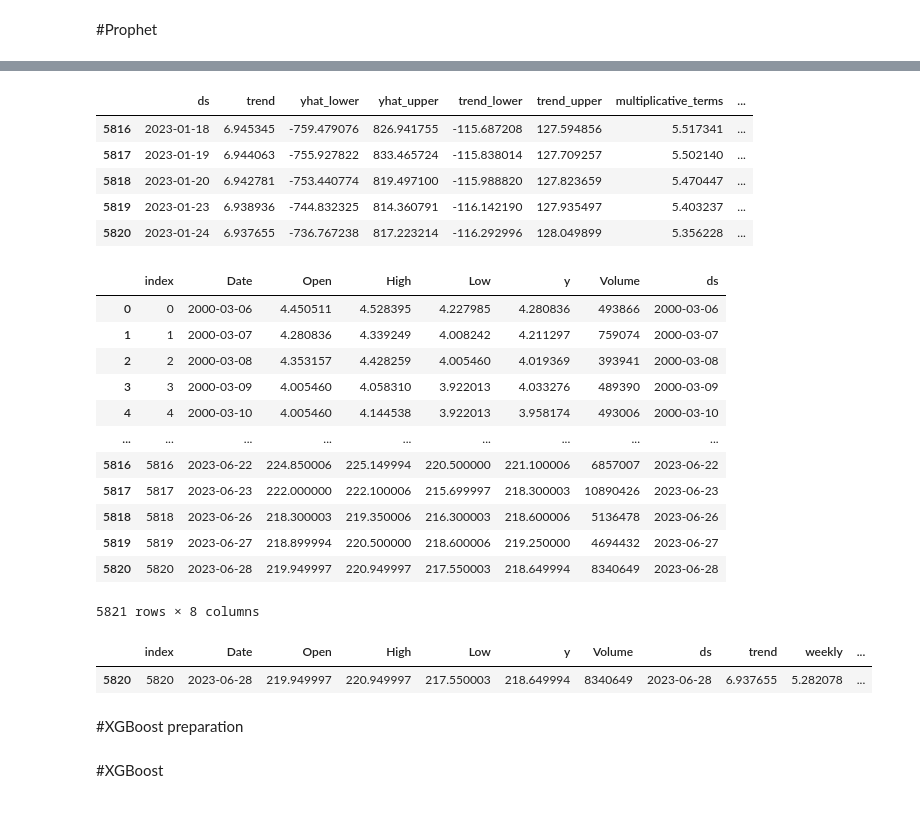
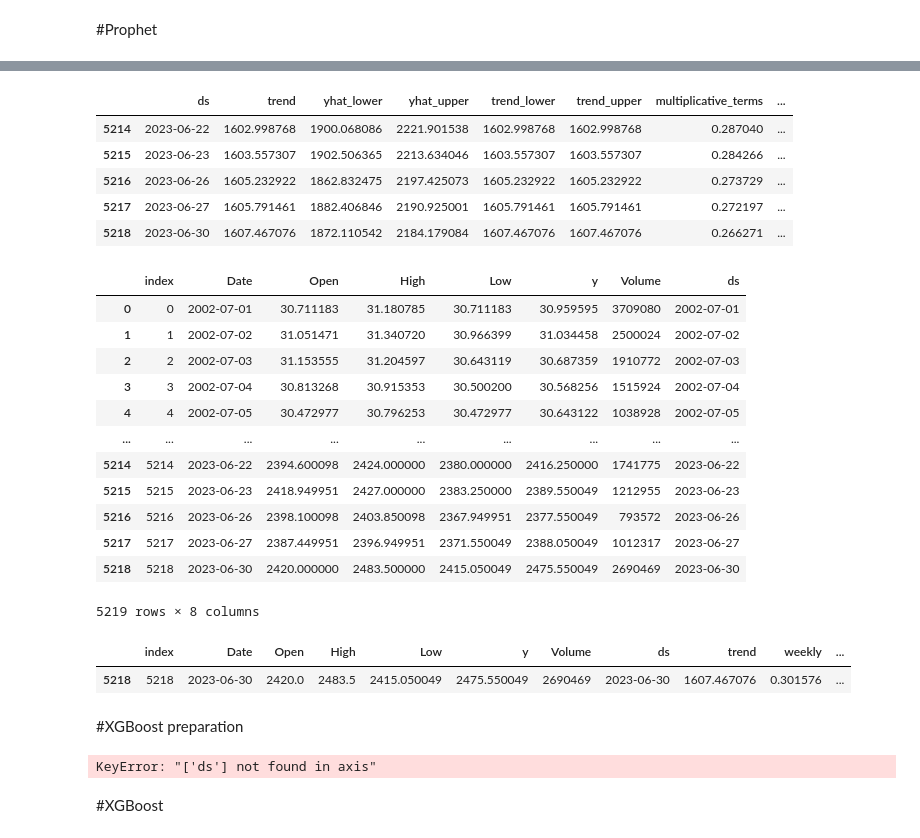
Before and after one commit to vvvipindsm/angle_one_algp, a Jupyter notebook: MY_OWN/Facebook Prophet + XGBoost.ipynb, the cells around one changed output, grey strips where cells are left out. Drawn from its saved outputs; the diff is of its cells as text; code cells hidden in the pictures.

```diff
--- a/MY_OWN/Facebook Prophet + XGBoost.ipynb
+++ b/MY_OWN/Facebook Prophet + XGBoost.ipynb
@@ -11,7 +13,8 @@ import pickle
 # %%
 #load the datast
-stock_name = "TATAPOWER"
-data = yfinance.download (tickers = "TATAPOWER.NS",start="2000-03-06",
+#[OLECTRA,"LT"]
+stock_name = "LT"
+data = yfinance.download (tickers = "{}.NS".format(stock_name),start="2000-03-06",
                                interval = "1d", group_by = 'ticker', auto_adjust = True)
 
 data.tail()
@@ -114 +117,11 @@ m.fit(training_set)
 <prophet.forecaster.Prophet at 0x...>
+# %%
+mFullData = Prophet(
+            #holidays = holidays,
+            seasonality_mode = 'multiplicative',
+            seasonality_prior_scale = 20,
+            changepoint_prior_scale = 0.1,
+           # holidays_prior_scale = 10
+           )
+#m.add_regressor('Christmas')
+mFullData.fit(data)
@@ -121,4 +138,8 @@ with open('./TrainedModel/prophet/{}prophet_model_2.pkl'.format(stock_name), 'wb
 #create future df
 future = m.make_future_dataframe(periods = test_days,
                                  freq = "B")
+
+#create future df
+future_full = mFullData.make_future_dataframe(periods = 0,
+                                 freq = "B")
 # %%
@@ -129,2 +150,3 @@ future.tail(1)
 # %%
 future = pd.concat([future], axis = 1)
+future_full = pd.concat([future_full], axis = 1)
@@ -147,39 +169,46 @@ future
 # %%
 #forecast
 forecast = m.predict(future)
 forecast.tail()
+#forecast full data
+forecast_full = mFullData.predict(future_full)
+forecast_full.tail()
 # %% [output]
 |  | ds | trend | yhat_lower | yhat_upper | trend_lower | trend_upper | multiplicative_terms | ... |
-| 5816 | 2023-01-18 | 6.945345 | -759.479076 | 826.941755 | -115.687208 | 127.594856 | 5.517341 | ... |
-| 5817 | 2023-01-19 | 6.944063 | -755.927822 | 833.465724 | -115.838014 | 127.709257 | 5.502140 | ... |
-| 5818 | 2023-01-20 | 6.942781 | -753.440774 | 819.497100 | -115.988820 | 127.823659 | 5.470447 | ... |
-| 5819 | 2023-01-23 | 6.938936 | -744.832325 | 814.360791 | -116.142190 | 127.935497 | 5.403237 | ... |
-| 5820 | 2023-01-24 | 6.937655 | -736.767238 | 817.223214 | -116.292996 | 128.049899 | 5.356228 | ... |
+| 5214 | 2023-06-22 | 1602.998768 | 1900.068086 | 2221.901538 | 1602.998768 | 1602.998768 | 0.287040 | ... |
+| 5215 | 2023-06-23 | 1603.557307 | 1902.506365 | 2213.634046 | 1603.557307 | 1603.557307 | 0.284266 | ... |
+| 5216 | 2023-06-26 | 1605.232922 | 1862.832475 | 2197.425073 | 1605.232922 | 1605.232922 | 0.273729 | ... |
+| 5217 | 2023-06-27 | 1605.791461 | 1882.406846 | 2190.925001 | 1605.791461 | 1605.791461 | 0.272197 | ... |
+| 5218 | 2023-06-30 | 1607.467076 | 1872.110542 | 2184.179084 | 1607.467076 | 1607.467076 | 0.266271 | ... |
 # %%
 data = data.reset_index(level=None, drop=False, inplace=False, col_level=0, col_fill='')
 data
 # %% [output]
 |  | index | Date | Open | High | Low | y | Volume | ds |
-| 0 | 0 | 2000-03-06 | 4.450511 | 4.528395 | 4.227985 | 4.280836 | 493866 | 2000-03-06 |
-| 1 | 1 | 2000-03-07 | 4.280836 | 4.339249 | 4.008242 | 4.211297 | 759074 | 2000-03-07 |
-| 2 | 2 | 2000-03-08 | 4.353157 | 4.428259 | 4.005460 | 4.019369 | 393941 | 2000-03-08 |
-| 3 | 3 | 2000-03-09 | 4.005460 | 4.058310 | 3.922013 | 4.033276 | 489390 | 2000-03-09 |
-| 4 | 4 | 2000-03-10 | 4.005460 | 4.144538 | 3.922013 | 3.958174 | 493006 | 2000-03-10 |
+| 0 | 0 | 2002-07-01 | 30.711183 | 31.180785 | 30.711183 | 30.959595 | 3709080 | 2002-07-01 |
+| 1 | 1 | 2002-07-02 | 31.051471 | 31.340720 | 30.966399 | 31.034458 | 2500024 | 2002-07-02 |
+| 2 | 2 | 2002-07-03 | 31.153555 | 31.204597 | 30.643119 | 30.687359 | 1910772 | 2002-07-03 |
+| 3 | 3 | 2002-07-04 | 30.813268 | 30.915353 | 30.500200 | 30.568256 | 1515924 | 2002-07-04 |
+| 4 | 4 | 2002-07-05 | 30.472977 | 30.796253 | 30.472977 | 30.643122 | 1038928 | 2002-07-05 |
 | ... | ... | ... | ... | ... | ... | ... | ... | ... |
-| 5816 | 5816 | 2023-06-22 | 224.850006 | 225.149994 | 220.500000 | 221.100006 | 6857007 | 2023-06-22 |
-| 5817 | 5817 | 2023-06-23 | 222.000000 | 222.100006 | 215.699997 | 218.300003 | 10890426 | 2023-06-23 |
-| 5818 | 5818 | 2023-06-26 | 218.300003 | 219.350006 | 216.300003 | 218.600006 | 5136478 | 2023-06-26 |
-| 5819 | 5819 | 2023-06-27 | 218.899994 | 220.500000 | 218.600006 | 219.250000 | 4694432 | 2023-06-27 |
-| 5820 | 5820 | 2023-06-28 | 219.949997 | 220.949997 | 217.550003 | 218.649994 | 8340649 | 2023-06-28 |
+| 5214 | 5214 | 2023-06-22 | 2394.600098 | 2424.000000 | 2380.000000 | 2416.250000 | 1741775 | 2023-06-22 |
+| 5215 | 5215 | 2023-06-23 | 2418.949951 | 2427.000000 | 2383.250000 | 2389.550049 | 1212955 | 2023-06-23 |
+| 5216 | 5216 | 2023-06-26 | 2398.100098 | 2403.850098 | 2367.949951 | 2377.550049 | 793572 | 2023-06-26 |
+| 5217 | 5217 | 2023-06-27 | 2387.449951 | 2396.949951 | 2371.550049 | 2388.050049 | 1012317 | 2023-06-27 |
+| 5218 | 5218 | 2023-06-30 | 2420.000000 | 2483.500000 | 2415.050049 | 2475.550049 | 2690469 | 2023-06-30 |
-5821 rows × 8 columns
+5219 rows × 8 columns
 # %%
 #get some variables
 prophet_variables = forecast.loc[:, ["trend", "weekly",  "multiplicative_terms"]]
 df_xgb = pd.concat([data, prophet_variables], axis = 1)
 df_xgb.tail(1)
+prophet_variables_full = forecast_full.loc[:, ["trend", "weekly",  "multiplicative_terms"]]
+df_xgb_full = pd.concat([data, prophet_variables_full], axis = 1)
+#df_xgb_full.tail(1)
+df_xgb_full.tail(1)
 # %% [output]
 |  | index | Date | Open | High | Low | y | Volume | ds | trend | weekly | ... |
-| 5820 | 5820 | 2023-06-28 | 219.949997 | 220.949997 | 217.550003 | 218.649994 | 8340649 | 2023-06-28 | 6.937655 | 5.282078 | ... |
+| 5218 | 5218 | 2023-06-30 | 2420.0 | 2483.5 | 2415.050049 | 2475.550049 | 2690469 | 2023-06-30 | 1607.467076 | 0.301576 | ... |
 # %% [markdown]
 #XGBoost preparation
 # %%
@@ -196,6 +228,10 @@ X_test = test_set.iloc[:, 2:]
 # %%
+x_train_full = x_train_full.drop(columns=["ds"])
 X_train = X_train.drop(columns=["ds"])
 X_test = X_test.drop(columns=["ds"])
+#x_train_full = x_train_full.drop(columns=["ds"])
+# %% [output]
+KeyError: "['ds'] not found in axis"
 # %%
 #Matrices
 import xgboost as xgb
```
Also changed, not shown: parts of 20 cells of this notebook, 7 other files.
